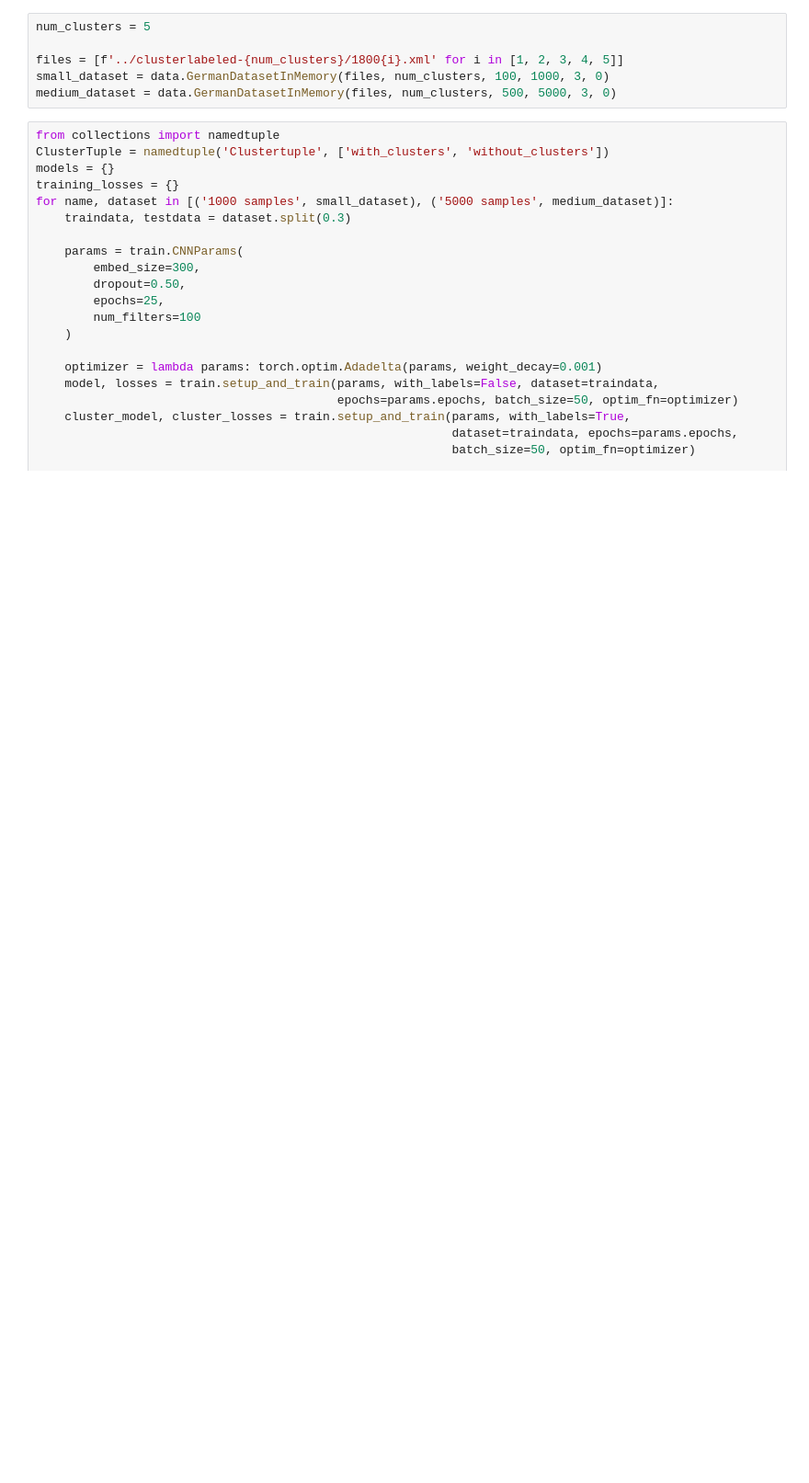
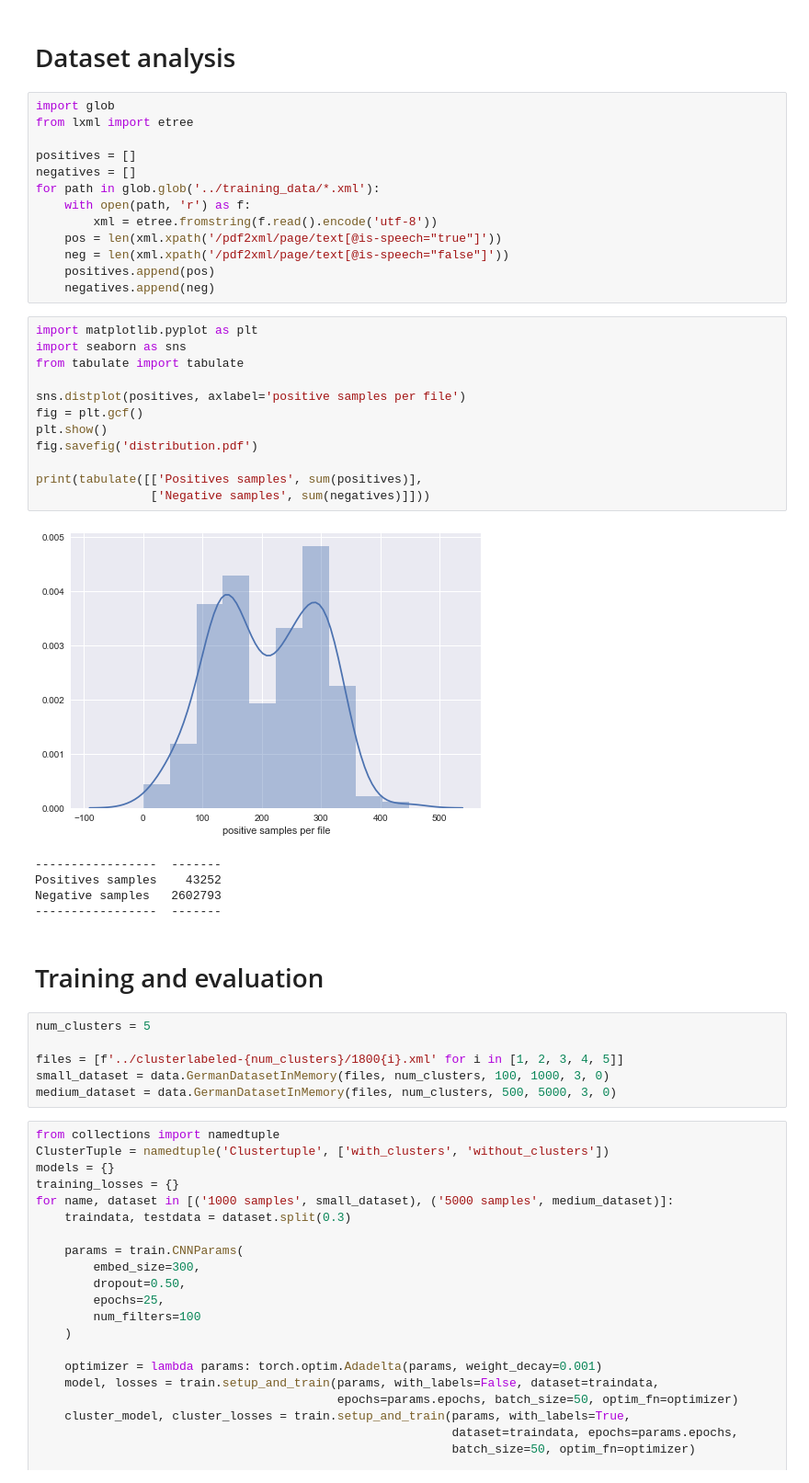
Before and after one commit to maarten990/masterthesis, a Jupyter notebook: experiments.ipynb, the cells around one changed output. Shown: that part at 92% size. Saved outputs shown, nothing was run; the diff lists cells and outputs as text; blank space fills up the shorter version.

```diff
--- a/supervised/notebooks/testing.ipynb
+++ b/experiments.ipynb
@@ -12,3 +12,38 @@ import torch
+# %% [markdown]
+# Dataset analysis
+# %%
+import glob
+from lxml import etree
+
+positives = []
+negatives = []
+for path in glob.glob('../training_data/*.xml'):
+    with open(path, 'r') as f:
+        xml = etree.fromstring(f.read().encode('utf-8'))
+    pos = len(xml.xpath('/pdf2xml/page/text[@is-speech="true"]'))
+    neg = len(xml.xpath('/pdf2xml/page/text[@is-speech="false"]'))
+    positives.append(pos)
+    negatives.append(neg)
+# %%
+import matplotlib.pyplot as plt
+import seaborn as sns
+from tabulate import tabulate
+
+sns.distplot(positives, axlabel='positive samples per file')
+fig = plt.gcf()
+plt.show()
+fig.savefig('distribution.pdf')
+
+print(tabulate([['Positives samples', sum(positives)],
+                ['Negative samples', sum(negatives)]]))
+# %% [output]
+[figure, added]
+-----------------  -------
+Positives samples    43252
+Negative samples   2602793
+-----------------  -------
+# %% [markdown]
+# Training and evaluation
 # %%
 num_clusters = 5
 
```
Also changed, not shown: parts of 1 cell of this notebook, 1 other file.
